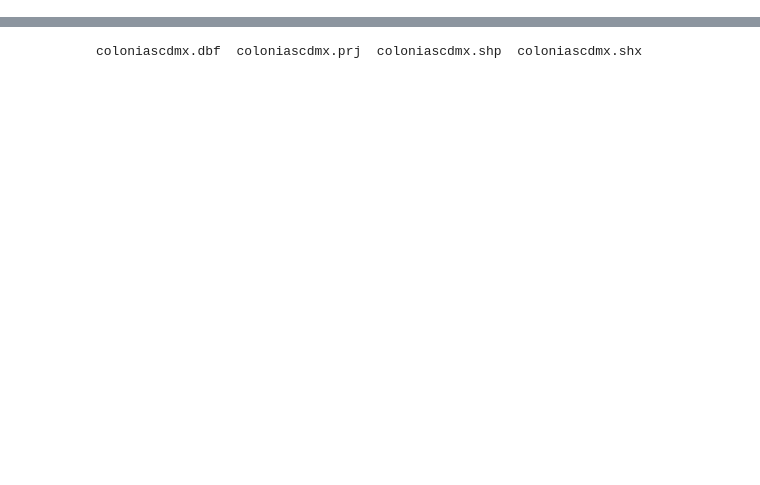
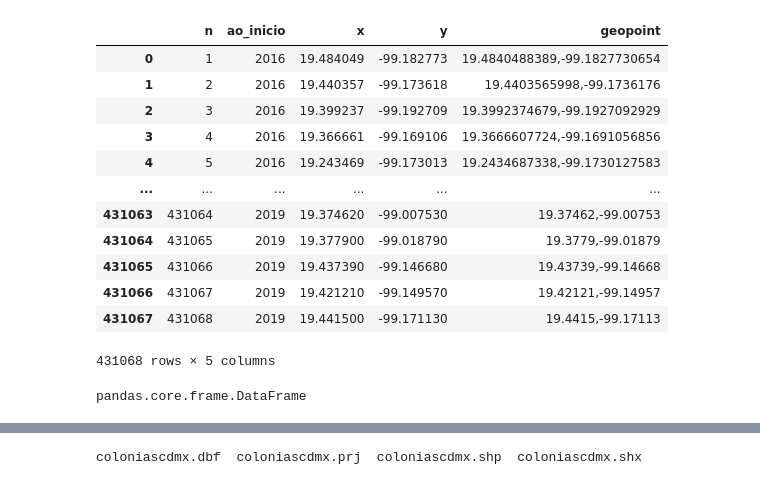
Before and after one commit to prope-2020-gh-classroom/practica-final-por-equipos-verano-2020-itam-patyua, a Jupyter notebook: Mapita.ipynb, the cells around one changed output, grey strips where cells are left out. Cells and saved outputs as stored; diff of their text form; code cells hidden in the pictures; blank space fills up the shorter version.

```diff
--- a/Mapita.ipynb
+++ b/Mapita.ipynb
@@ -4,0 +12,20 @@ import geopandas as gpd
+# %%
+coord
+# %% [output]
+|  | n | ao_inicio | x | y | geopoint |
+| 0 | 1 | 2016 | 19.484049 | -99.182773 | 19.4840488389,-99.1827730654 |
+| 1 | 2 | 2016 | 19.440357 | -99.173618 | 19.4403565998,-99.1736176 |
+| 2 | 3 | 2016 | 19.399237 | -99.192709 | 19.3992374679,-99.1927092929 |
+| 3 | 4 | 2016 | 19.366661 | -99.169106 | 19.3666607724,-99.1691056856 |
+| 4 | 5 | 2016 | 19.243469 | -99.173013 | 19.2434687338,-99.1730127583 |
+| ... | ... | ... | ... | ... | ... |
+| 431063 | 431064 | 2019 | 19.374620 | -99.007530 | 19.37462,-99.00753 |
+| 431064 | 431065 | 2019 | 19.377900 | -99.018790 | 19.3779,-99.01879 |
+| 431065 | 431066 | 2019 | 19.437390 | -99.146680 | 19.43739,-99.14668 |
+| 431066 | 431067 | 2019 | 19.421210 | -99.149570 | 19.42121,-99.14957 |
+| 431067 | 431068 | 2019 | 19.441500 | -99.171130 | 19.4415,-99.17113 |
+431068 rows × 5 columns
+# %%
+type(coord)
+# %% [output]
+pandas.core.frame.DataFrame
```
Also changed, not shown: parts of 9 cells of this notebook.
